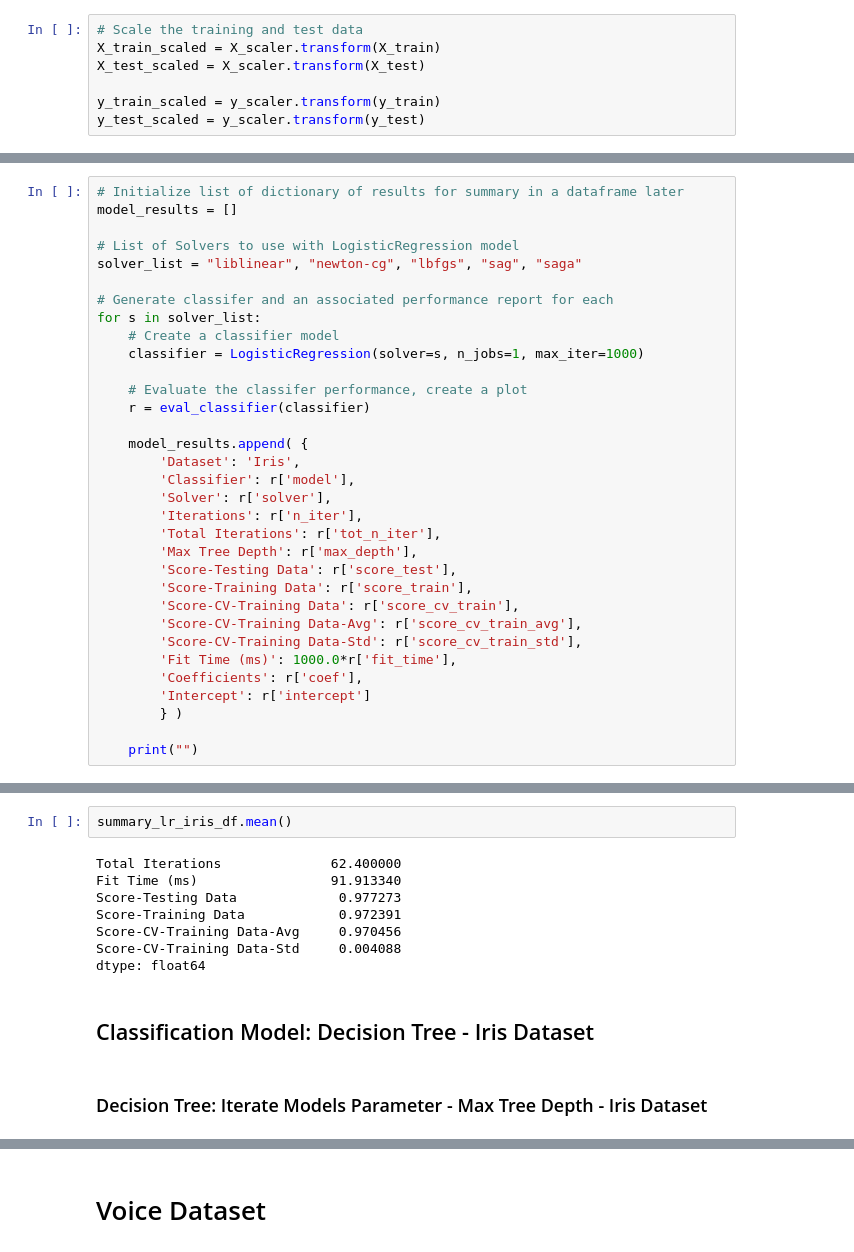
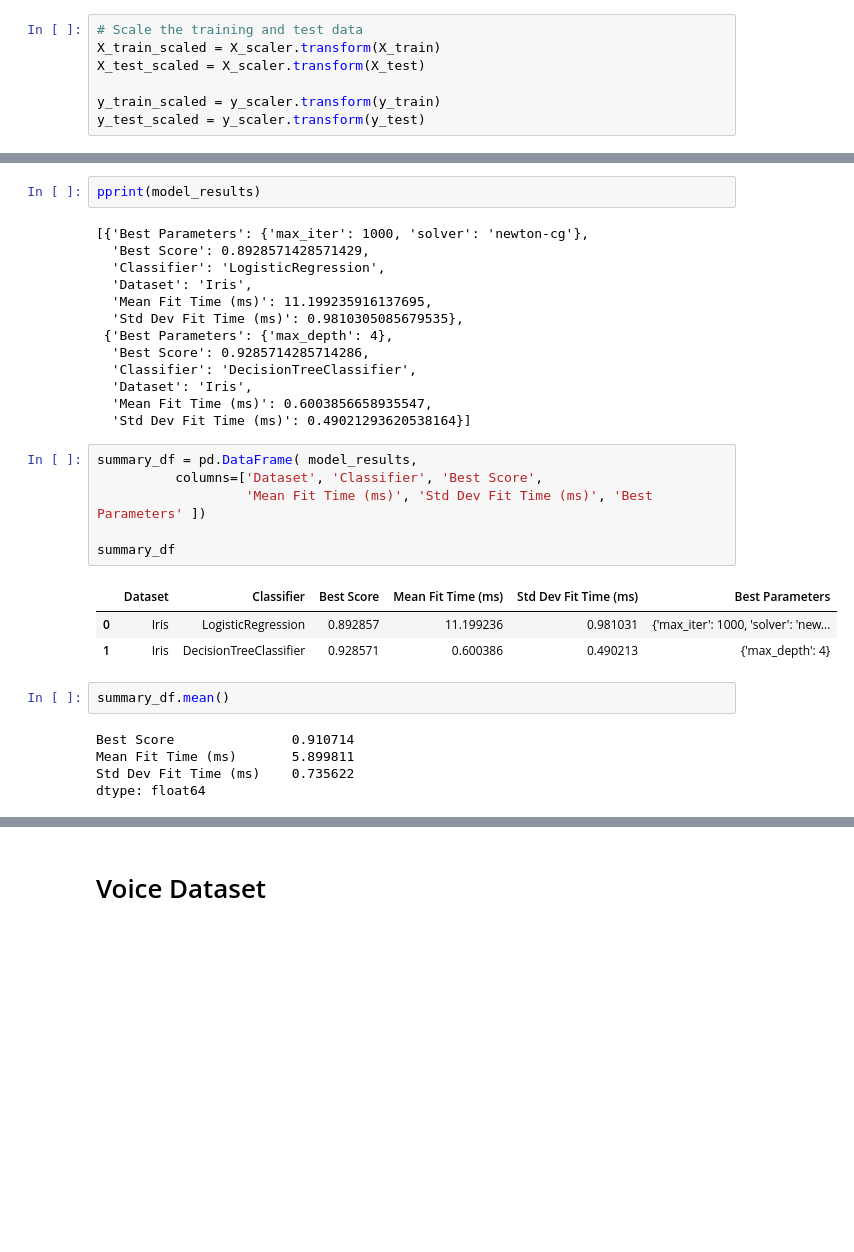
Before and after one commit to daddyjab/ML_Notes, a Jupyter notebook: 8-Hyper-Parameter Tuning.ipynb, the cells around one changed output, grey strips where cells are left out. Drawn from its saved outputs; the diff is of its cells as text; blank space fills up the shorter version.

```diff
--- a/8-Hyper-Parameter Tuning.ipynb
+++ b/8-Hyper-Parameter Tuning.ipynb
@@ -332,33 +252,0 @@ def eval_classifier(a_model):
-# %%
-# Initialize list of dictionary of results for summary in a dataframe later
-model_results = []
-
-# List of Solvers to use with LogisticRegression model
-solver_list = "liblinear", "newton-cg", "lbfgs", "sag", "saga"
-
-# Generate classifer and an associated performance report for each
-for s in solver_list:
-    # Create a classifier model
-    classifier = LogisticRegression(solver=s, n_jobs=1, max_iter=1000)
-
-    # Evaluate the classifer performance, create a plot
-    r = eval_classifier(classifier)
-
-    model_results.append( {
-        'Dataset': 'Iris',
-        'Classifier': r['model'],
-        'Solver': r['solver'],
-        'Iterations': r['n_iter'],
-        'Total Iterations': r['tot_n_iter'],
-        'Max Tree Depth': r['max_depth'],
-        'Score-Testing Data': r['score_test'],
-        'Score-Training Data': r['score_train'],
-        'Score-CV-Training Data': r['score_cv_train'],
-        'Score-CV-Training Data-Avg': r['score_cv_train_avg'],
-        'Score-CV-Training Data-Std': r['score_cv_train_std'],
-        'Fit Time (ms)': 1000.0*r['fit_time'],
-        'Coefficients': r['coef'],
-        'Intercept': r['intercept']
-        } )
-
-    print("")
@@ -451,14 +253,32 @@ summary_lr_iris_df
+# %%
+pprint(model_results)
+# %% [output]
+[{'Best Parameters': {'max_iter': 1000, 'solver': 'newton-cg'},
+  'Best Score': 0.8928571428571429,
+  'Classifier': 'LogisticRegression',
+  'Dataset': 'Iris',
+  'Mean Fit Time (ms)': 11.199235916137695,
+  'Std Dev Fit Time (ms)': 0.9810305085679535},
+ {'Best Parameters': {'max_depth': 4},
+  'Best Score': 0.9285714285714286,
+  'Classifier': 'DecisionTreeClassifier',
+  'Dataset': 'Iris',
+  'Mean Fit Time (ms)': 0.6003856658935547,
+  'Std Dev Fit Time (ms)': 0.49021293620538164}]
+# %%
+summary_df = pd.DataFrame( model_results,
+          columns=['Dataset', 'Classifier', 'Best Score',
+                   'Mean Fit Time (ms)', 'Std Dev Fit Time (ms)', 'Best Parameters' ])
+
+summary_df
+# %% [output]
+|  | Dataset | Classifier | Best Score | Mean Fit Time (ms) | Std Dev Fit Time (ms) | Best Parameters |
+| 0 | Iris | LogisticRegression | 0.892857 | 11.199236 | 0.981031 | {'max_iter': 1000, 'solver': 'new... |
+| 1 | Iris | DecisionTreeClassifier | 0.928571 | 0.600386 | 0.490213 | {'max_depth': 4} |
 # %%
-summary_lr_iris_df.mean()
+summary_df.mean()
 # %% [output]
-Total Iterations              62.400000
-Fit Time (ms)                 91.913340
-Score-Testing Data             0.977273
-Score-Training Data            0.972391
-Score-CV-Training Data-Avg     0.970456
-Score-CV-Training Data-Std     0.004088
+Best Score               0.910714
+Mean Fit Time (ms)       5.899811
+Std Dev Fit Time (ms)    0.735622
 dtype: float64
-# %% [markdown]
-## Classification Model: Decision Tree - Iris Dataset
-# %% [markdown]
-### Decision Tree: Iterate Models Parameter - Max Tree Depth - Iris Dataset
```
Also changed, not shown: parts of 50 cells of this notebook, 4 other files.
